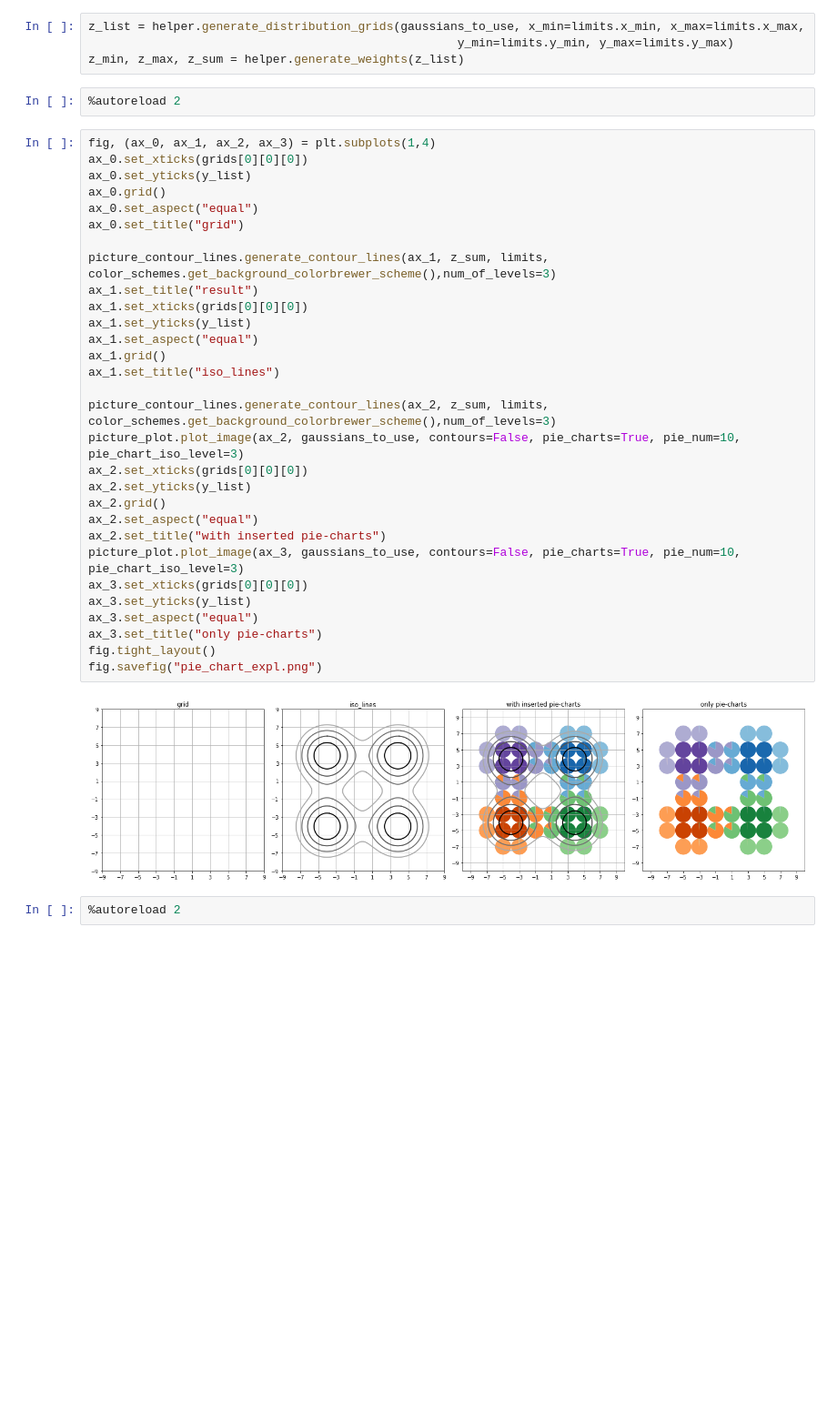
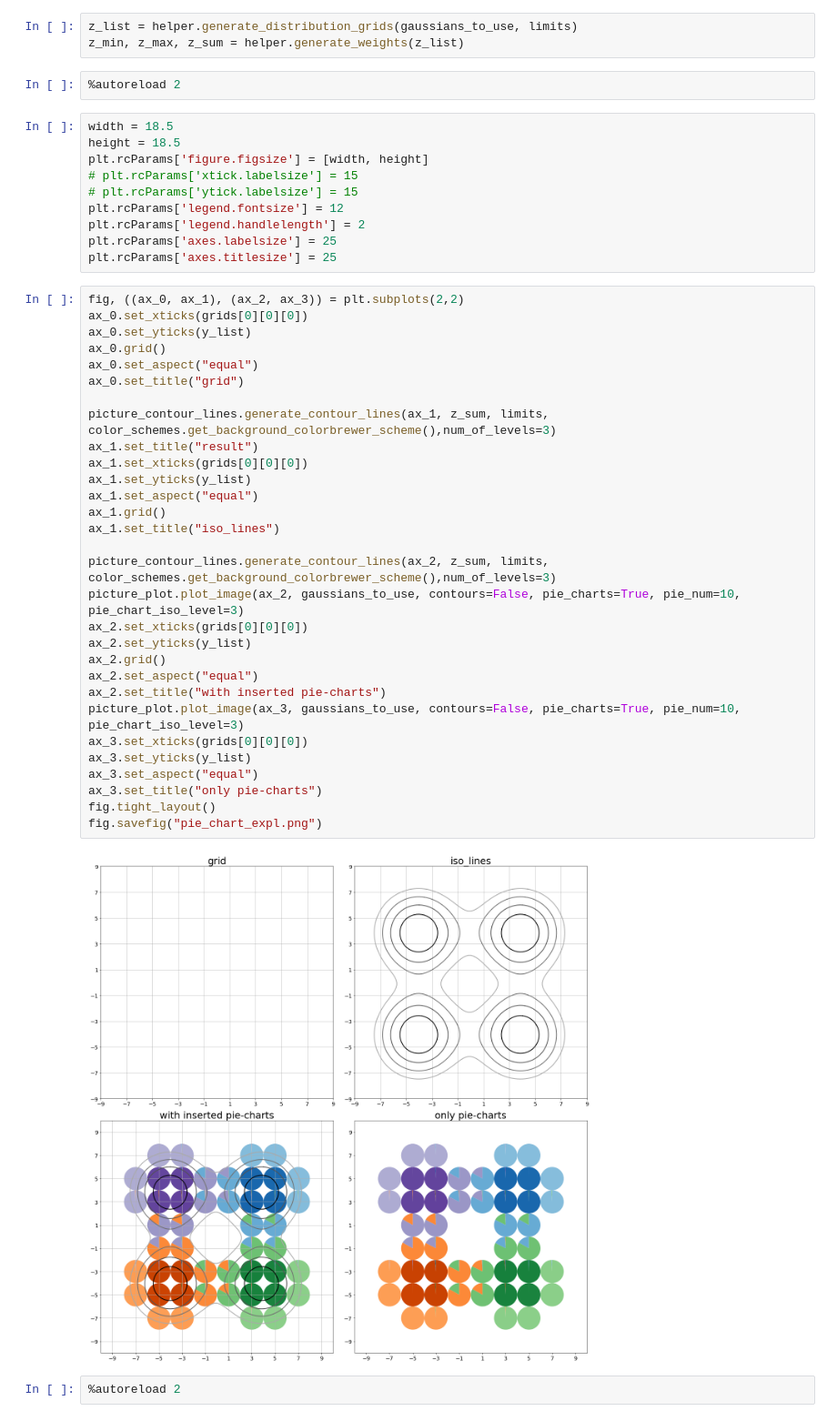
Before and after one commit to asver12/contour-maps-visualization, a Jupyter notebook: examples/Pie-charts.ipynb, the cells around one changed output. Shown at 91% size. Saved outputs shown, nothing was run; the diff lists cells and outputs as text; blank space fills up the shorter version.

```diff
--- a/examples/Pie-charts.ipynb
+++ b/examples/Pie-charts.ipynb
@@ -78,42 +78,51 @@ grids = pie_chart_vis.container_size(10,10,limits)
 # %%
 y_list = [x[0] for x in grids[0][1]]
 # %%
-z_list = helper.generate_distribution_grids(gaussians_to_use, x_min=limits.x_min, x_max=limits.x_max,
-                                                    y_min=limits.y_min, y_max=limits.y_max)
+z_list = helper.generate_distribution_grids(gaussians_to_use, limits)
 z_min, z_max, z_sum = helper.generate_weights(z_list)
 # %%
 %autoreload 2
+# %%
+width = 18.5
+height = 18.5
+plt.rcParams['figure.figsize'] = [width, height]
+# plt.rcParams['xtick.labelsize'] = 15
+# plt.rcParams['ytick.labelsize'] = 15
+plt.rcParams['legend.fontsize'] = 12
+plt.rcParams['legend.handlelength'] = 2
+plt.rcParams['axes.labelsize'] = 25
+plt.rcParams['axes.titlesize'] = 25
 # %%
-fig, (ax_0, ax_1, ax_2, ax_3) = plt.subplots(1,4)
+fig, ((ax_0, ax_1), (ax_2, ax_3)) = plt.subplots(2,2)
 ax_0.set_xticks(grids[0][0][0])
 ax_0.set_yticks(y_list)
 ax_0.grid()
 ax_0.set_aspect("equal")
 ax_0.set_title("grid")
 
 picture_contour_lines.generate_contour_lines(ax_1, z_sum, limits, color_schemes.get_background_colorbrewer_scheme(),num_of_levels=3)
 ax_1.set_title("result")
 ax_1.set_xticks(grids[0][0][0])
 ax_1.set_yticks(y_list)
 ax_1.set_aspect("equal")
 ax_1.grid()
 ax_1.set_title("iso_lines")
 
 picture_contour_lines.generate_contour_lines(ax_2, z_sum, limits, color_schemes.get_background_colorbrewer_scheme(),num_of_levels=3)
 picture_plot.plot_image(ax_2, gaussians_to_use, contours=False, pie_charts=True, pie_num=10, pie_chart_iso_level=3)
 ax_2.set_xticks(grids[0][0][0])
 ax_2.set_yticks(y_list)
 ax_2.grid()
 ax_2.set_aspect("equal")
 ax_2.set_title("with inserted pie-charts")
 picture_plot.plot_image(ax_3, gaussians_to_use, contours=False, pie_charts=True, pie_num=10, pie_chart_iso_level=3)
 ax_3.set_xticks(grids[0][0][0])
 ax_3.set_yticks(y_list)
 ax_3.set_aspect("equal")
 ax_3.set_title("only pie-charts")
 fig.tight_layout()
 fig.savefig("pie_chart_expl.png")
 # %% [output]
-[figure, old version]
+[figure, new version]
 # %%
 %autoreload 2
```
Also changed, not shown: parts of 16 cells of this notebook, 12 other files.
